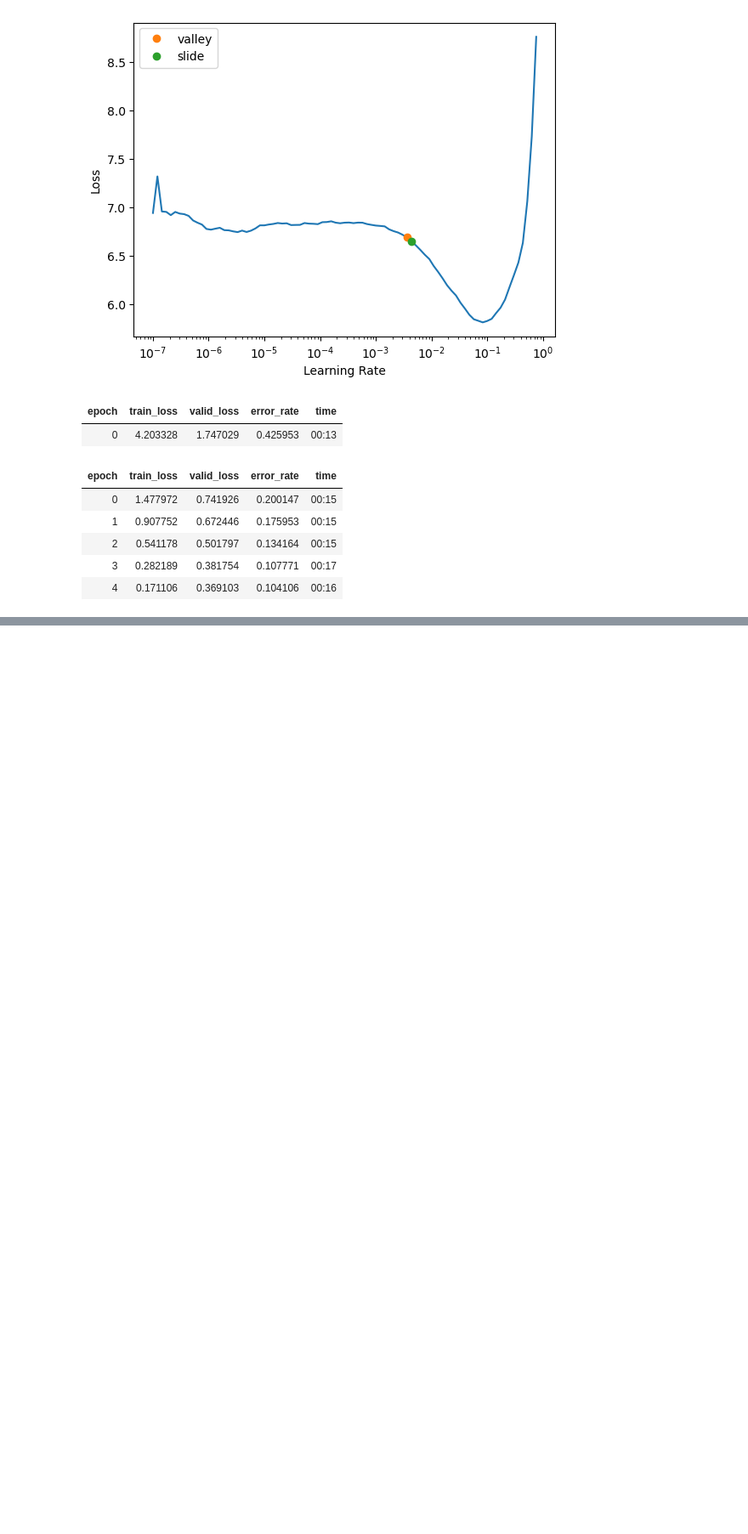
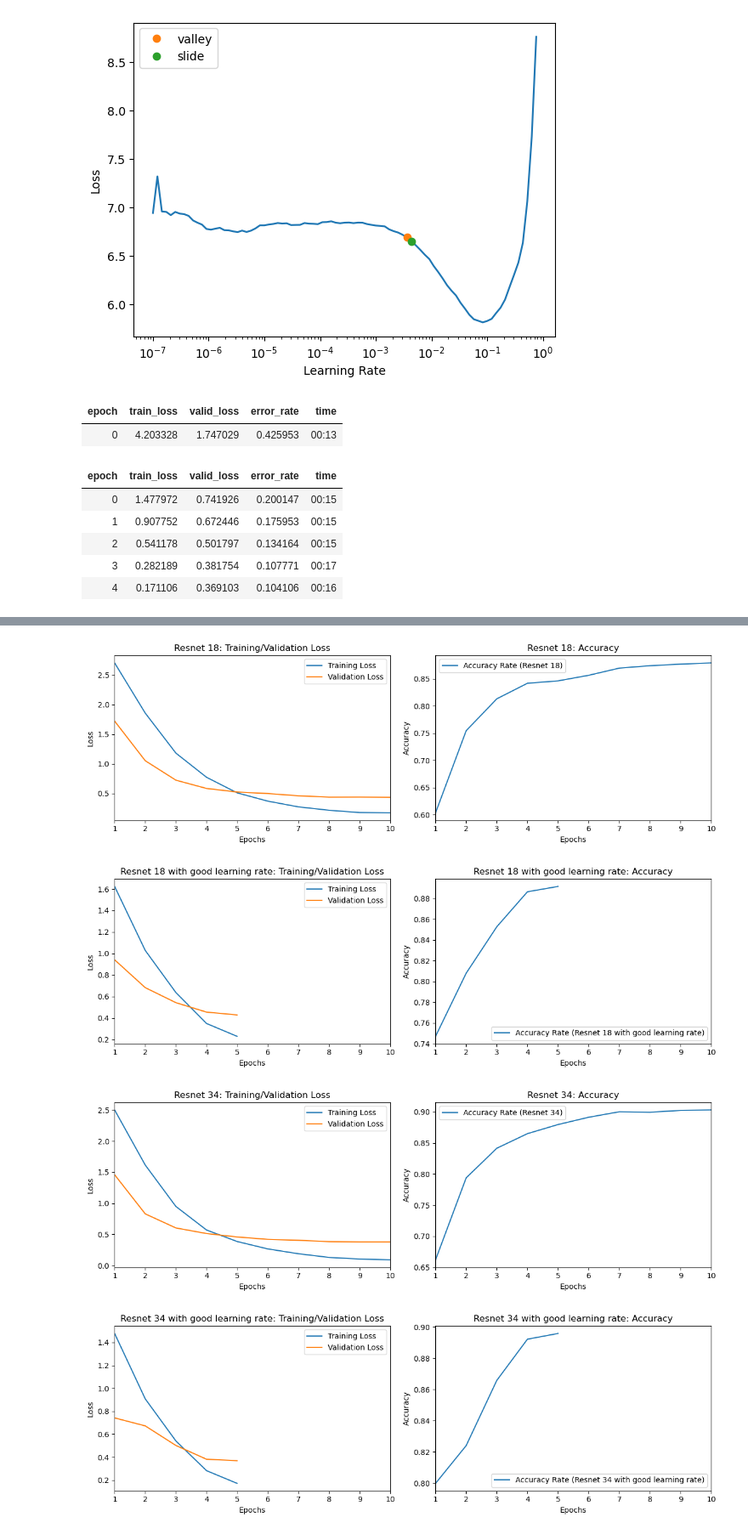
Before and after one commit to AgastyaPatel/FastAI-course, a Jupyter notebook: self-implementation/03-pokemon-classifier/Pokemon-Classifier.ipynb, the cells around one changed output, grey strips where cells are left out. Shown: that part at 85% size. Drawn from its saved outputs; the diff is of its cells as text; code cells hidden in the pictures; blank space fills up the shorter version.

Commit message:
#2 Added Resnet34 model and comparison
Also fixed naming in performance graph

```diff
--- a/self-implementation/03-pokemon-classifier/Pokemon-Classifier.ipynb
+++ b/self-implementation/03-pokemon-classifier/Pokemon-Classifier.ipynb
@@ -205,0 +176,51 @@ learner34_2.fine_tune(5, lr.slide)
+# %%
+# Plotting training history for both learners
+def plot_training_history(learn, label):
+    # Extract training loss, validation loss, and error rate from training history
+    train_loss = [item[0] for item in learn.recorder.values]
+    valid_loss = [item[1] for item in learn.recorder.values]
+    error_rate = [1 - item[2] for item in learn.recorder.values]
+
+    # Plotting
+    epochs = range(1, len(train_loss) + 1)
+    plt.figure(figsize=(12, 4))
+
+    # Plotting training and validation loss
+    plt.subplot(1, 2, 1)
+    plt.plot(epochs, train_loss, label=f'Training Loss')
+    plt.plot(epochs, valid_loss, label=f'Validation Loss')
+    plt.xlabel('Epochs')
+    plt.ylabel('Loss')
+    plt.title(label + ': Training/Validation Loss')
+    plt.xlim(1, 10)
+    plt.legend()
+
+    # Plotting error rate
+    plt.subplot(1, 2, 2)
+    plt.plot(epochs, error_rate[:10], label=f'Accuracy Rate ({label})')
+    plt.xlabel('Epochs')
+    plt.ylabel('Accuracy')
+    plt.title(label + ': Accuracy')
+    plt.xlim(1, 10)
+    plt.legend()
+
+    plt.tight_layout()
+    plt.show()
+
+# if debug:
+# Plotting training history for learner1
+plot_training_history(learner, 'Resnet 18')
+
+# Plotting training history for learner2
+plot_training_history(learner2, 'Resnet 18 with good learning rate')
+
+# Plotting training history for learner1
+plot_training_history(learner34_1, 'Resnet 34')
+
+# Plotting training history for learner2
+plot_training_history(learner34_2, 'Resnet 34 with good learning rate')
+# %% [output]
+[figure, new version]
+[figure, new version]
+[figure, added]
+[figure, added]
```
Also changed, not shown: parts of 7 cells of this notebook, 1 other file.
